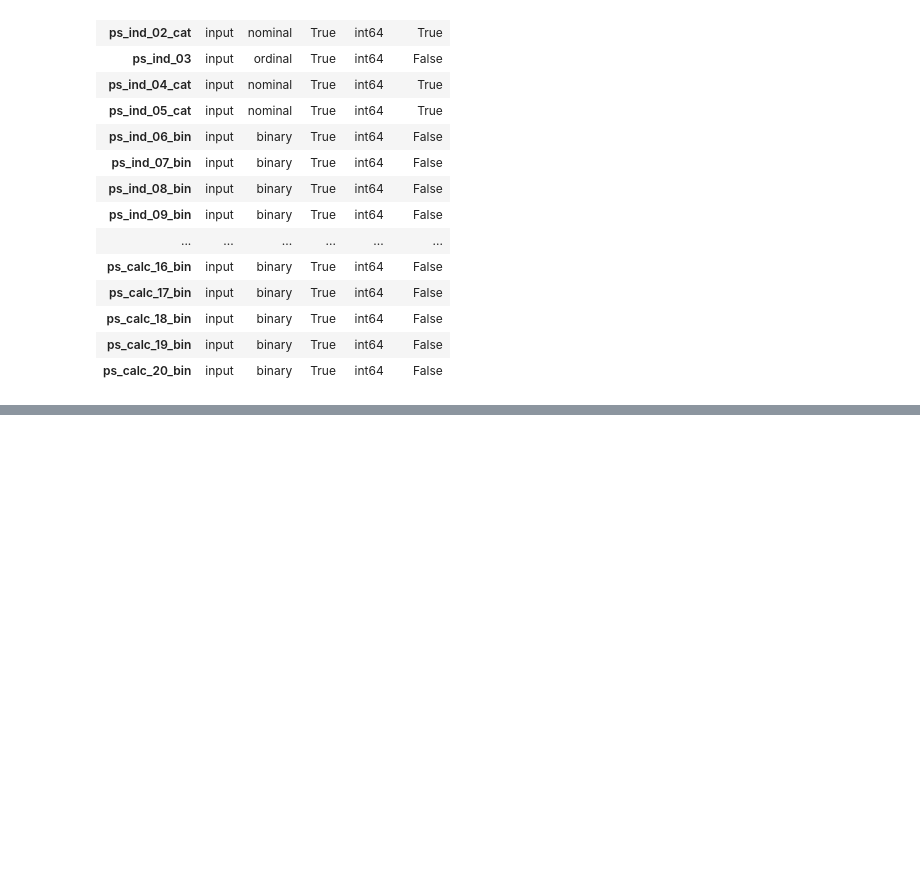
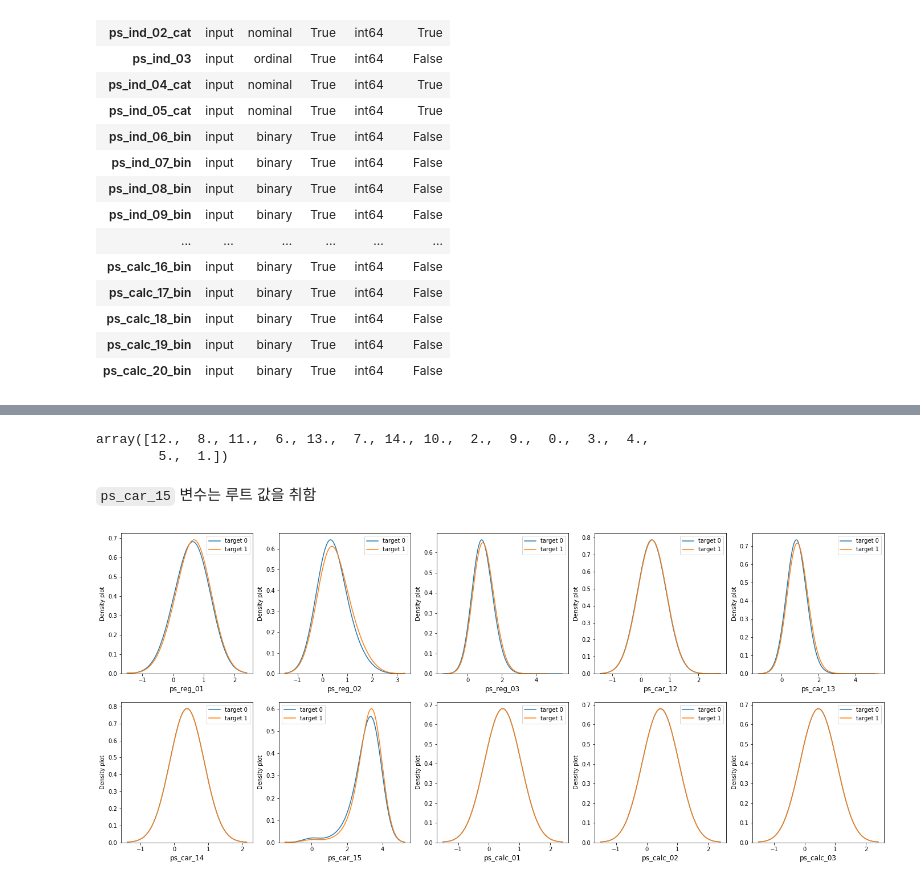
Before and after one commit to hodurie/Kaggle_Challenge, a Jupyter notebook: Porto Seguro/EDA.ipynb, the cells around one changed output, grey strips where cells are left out. Saved outputs shown, nothing was run; the diff lists cells and outputs as text; code cells hidden in the pictures; blank space fills up the shorter version.

```diff
--- a/Porto Seguro/EDA.ipynb
+++ b/Porto Seguro/EDA.ipynb
@@ -148,0 +329,4 @@ test_copy = test.replace(-1, np.NaN)
+# %%
+for c in Float_cols:
+  values = pow(train_copy[c], 2)
+  print(c, values.head())
@@ -148,0 +351,7 @@ test_copy = test.replace(-1, np.NaN)
+# %%
+Float_cols = meta_test[(meta_test.dtype == 'float64') & (meta_test.keep)].index
+Float_cols = [c for c in Float_cols if c not in cols]
+# %%
+for c in Float_cols:
+  values = pow(test_copy[c] * 10, 1/2)
+  print(c, values.head())
@@ -148,0 +376,4 @@ test_copy = test.replace(-1, np.NaN)
+# %%
+for c in Float_cols:
+  values = pow(test_copy[c] * 10, 2)
+  print(c, values.head())
@@ -148,0 +439,25 @@ test_copy = test.replace(-1, np.NaN)
+# %%
+pow(test['ps_car_15'], 2).round(2).unique()
+# %% [output]
+array([12.,  8., 11.,  6., 13.,  7., 14., 10.,  2.,  9.,  0.,  3.,  4.,
+        5.,  1.])
+# %% [markdown]
+`ps_car_15` 변수는 루트 값을 취함
+# %%
+y_0 = train_copy[train.target == 0]
+y_1 = train_copy[train.target == 1]
+i = 0
+
+var = meta_train[meta_train.level == 'interval'].index
+
+f, ax = plt.subplots(2,  5, figsize = (24, 10))
+
+for c in var:
+  i += 1
+  plt.subplot(2, 5, i)
+  sns.kdeplot(y_0[c], bw = 0.5, label = 'target 0')
+  sns.kdeplot(y_1[c], bw = 0.5, label = 'target 1')
+  plt.ylabel('Density plot')
+  plt.xlabel(c, fontsize = 12)
+# %% [output]
+[figure, added]
```
Also changed, not shown: parts of 47 cells of this notebook.
